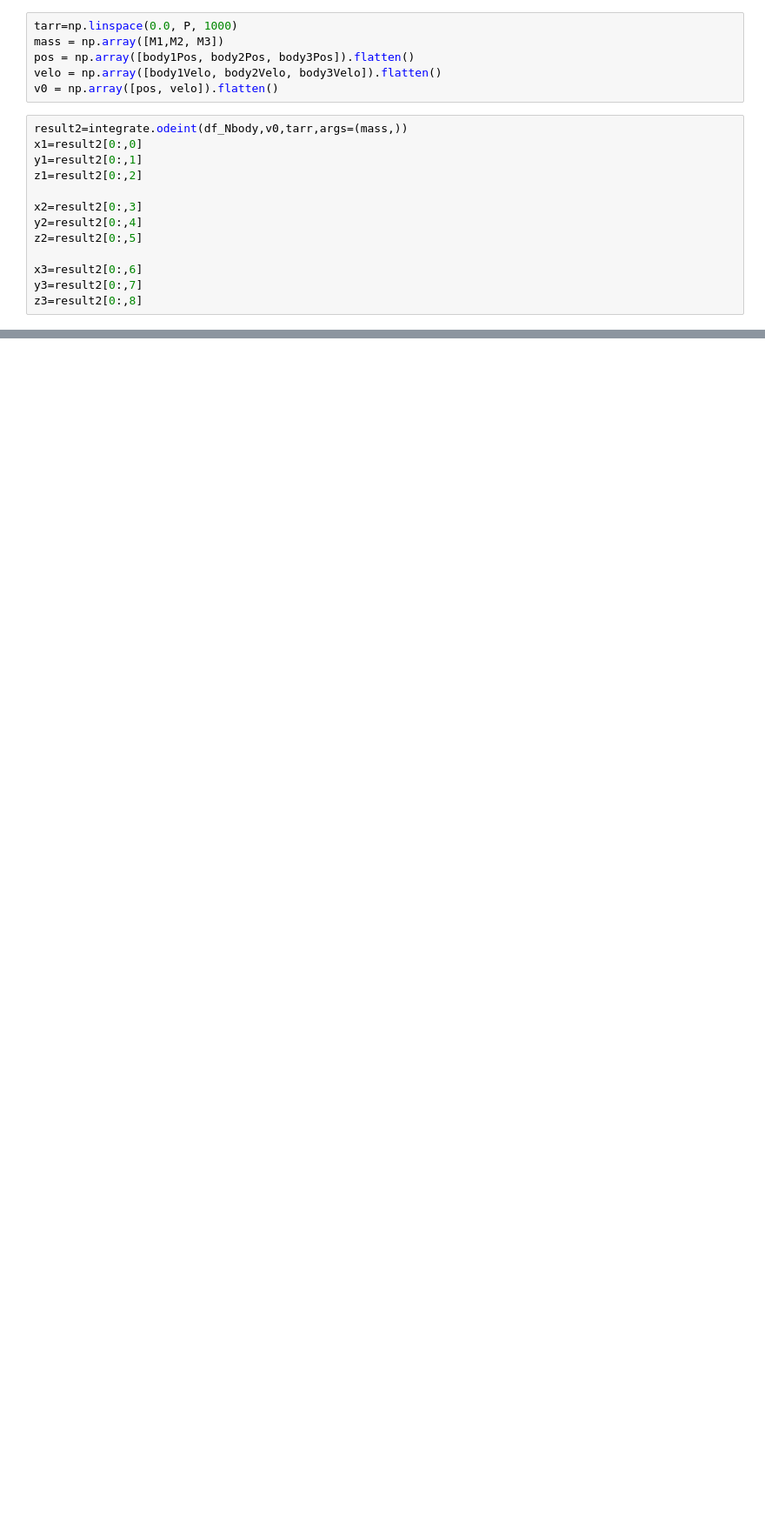
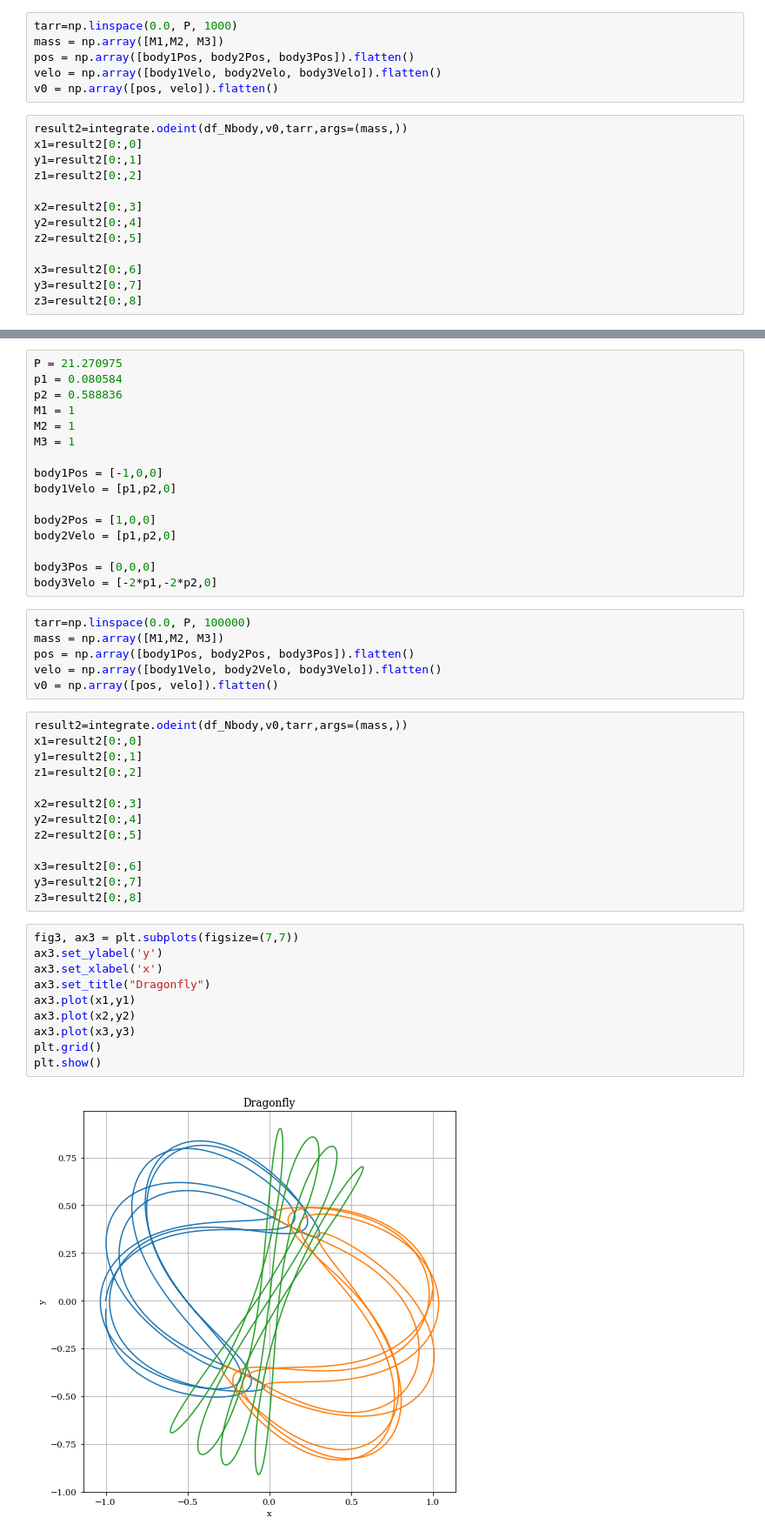
Before and after one commit to ReiCampo/Project-2-Exoplanets, a Jupyter notebook: Main Notebook.ipynb, the cells around one changed output, grey strips where cells are left out. Shown at 87% size. Cells and saved outputs as stored; diff of their text form; blank space fills up the shorter version.

```diff
--- a/Main Notebook.ipynb
+++ b/Main Notebook.ipynb
@@ -123,0 +121,47 @@ plt.show()
+# %%
+P = 21.270975
+p1 = 0.080584
+p2 = 0.588836
+M1 = 1
+M2 = 1
+M3 = 1
+
+body1Pos = [-1,0,0]
+body1Velo = [p1,p2,0]
+
+body2Pos = [1,0,0]
+body2Velo = [p1,p2,0]
+
+body3Pos = [0,0,0]
+body3Velo = [-2*p1,-2*p2,0]
+# %%
+tarr=np.linspace(0.0, P, 100000)
+mass = np.array([M1,M2, M3])
+pos = np.array([body1Pos, body2Pos, body3Pos]).flatten()
+velo = np.array([body1Velo, body2Velo, body3Velo]).flatten()
+v0 = np.array([pos, velo]).flatten()
+# %%
+result2=integrate.odeint(df_Nbody,v0,tarr,args=(mass,))
+x1=result2[0:,0]
+y1=result2[0:,1]
+z1=result2[0:,2]
+
+x2=result2[0:,3]
+y2=result2[0:,4]
+z2=result2[0:,5]
+
+x3=result2[0:,6]
+y3=result2[0:,7]
+z3=result2[0:,8]
+# %%
+fig3, ax3 = plt.subplots(figsize=(7,7))
+ax3.set_ylabel('y')
+ax3.set_xlabel('x')
+ax3.set_title("Dragonfly")
+ax3.plot(x1,y1)
+ax3.plot(x2,y2)
+ax3.plot(x3,y3)
+plt.grid()
+plt.show()
+# %% [output]
+[figure, added]
```
Also changed, not shown: parts of 2 cells of this notebook.
